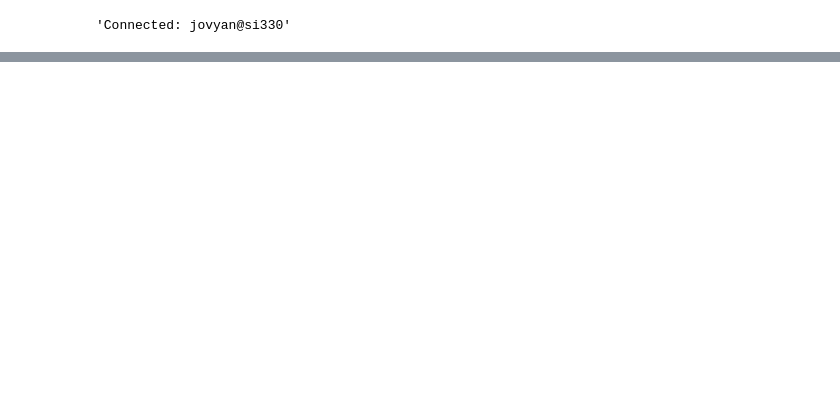
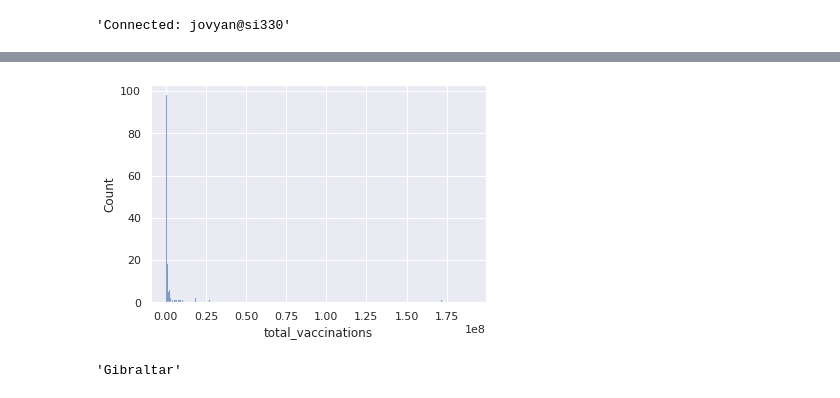
Before and after one commit to chiujess/si330-final, a Jupyter notebook: final.ipynb, the cells around one changed output, grey strips where cells are left out. Drawn from its saved outputs; the diff is of its cells as text; code cells hidden in the pictures; blank space fills up the shorter version.

Commit message:
Finished data analysis

```diff
--- a/final.ipynb
+++ b/final.ipynb
@@ -47,0 +63,17 @@ Done.
+# %%
+import pycountry_convert as pc
+
+# returns continent name based on country name
+def convert_region(x):
+    cont_dict = {'AS': 'Asia', 'EU': 'Europe', 'AF': 'Africa', 'NA': 'North America', 'SA': 'South America', 'OC': 'Oceania', 'AN': 'Antarctica'}
+    try:
+        code = pc.country_name_to_country_alpha2(x, cn_name_format="default")
+        continent_abbr = pc.country_alpha2_to_continent_code(code)
+        return cont_dict[continent_abbr]
+    except:
+        return 'Other'
+    return continent_name
+# %%
+vaccination_df['region'] = vaccination_df['country'].apply(convert_region)
+vaccination_m_df['region'] = vaccination_m_df['location'].apply(convert_region)
+country_df['region'] = country_df['country'].apply(convert_region)
@@ -47,0 +96,19 @@ Done.
+# %%
+import matplotlib.pyplot as plt
+import numpy as np
+cols = ['country', 'total_vaccinations', 'iso_code', 'people_vaccinated_per_hundred']
+total_vaccinations = vaccination_df[cols].groupby('country').max()
+
+total_vaccinations.max()
+from scipy import stats
+# total_vaccinations = total_vaccinations[np.abs(stats.zscore(total_vaccinations['total_vaccinations'])) < 3]
+
+sns.set(style="darkgrid")
+sns.histplot(data=total_vaccinations, x="total_vaccinations")
+plt.show();
+# %% [output]
+[figure, added]
+# %%
+total_vaccinations['people_vaccinated_per_hundred'].idxmax()
+# %% [output]
+'Gibraltar'
```
Also changed, not shown: parts of 11 cells of this notebook, 3 other files.
